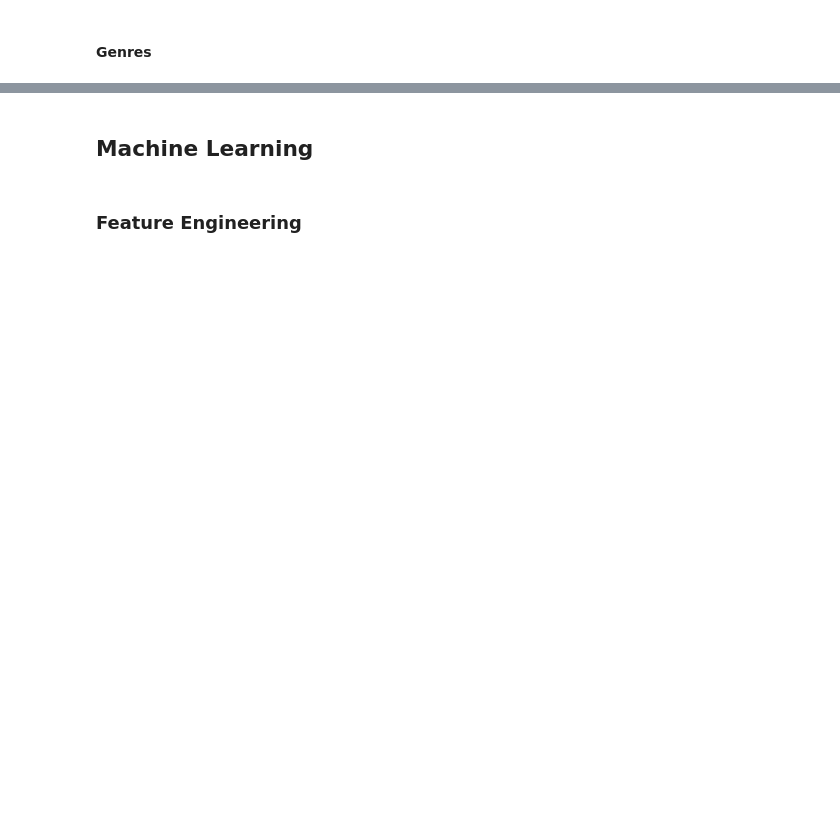
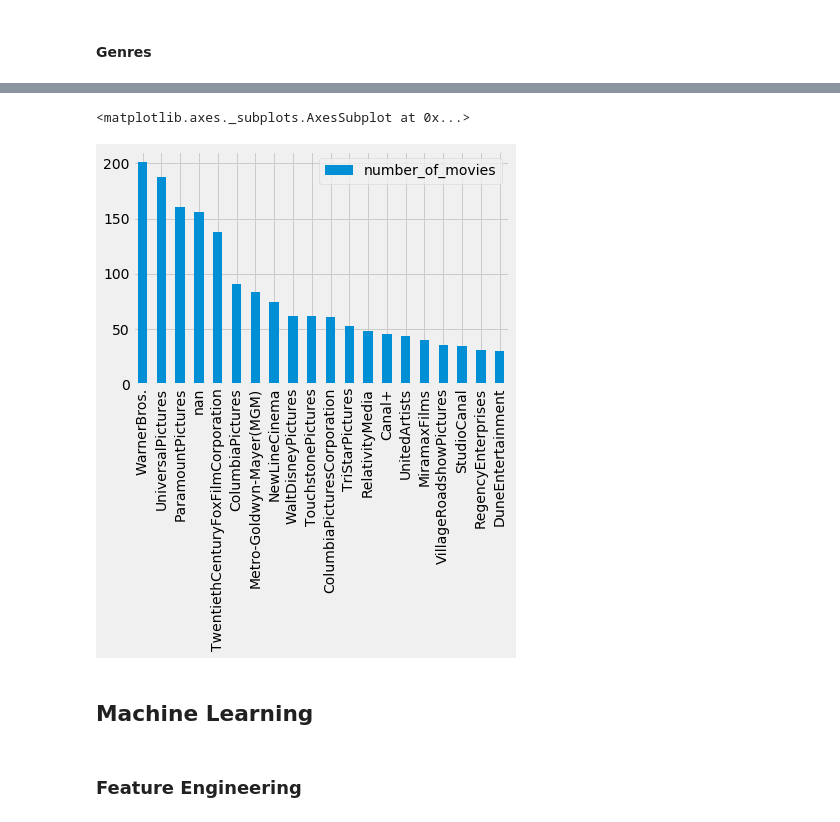
Before and after one commit to praxitelisk/TMDB-Box-Office-Prediction, a Jupyter notebook: TMDB Box Office Prediction EDA + ML.ipynb, the cells around one changed output, grey strips where cells are left out. Drawn from its saved outputs; the diff is of its cells as text; code cells hidden in the pictures; blank space fills up the shorter version.

```diff
--- a/TMDB Box Office Prediction EDA + ML.ipynb
+++ b/TMDB Box Office Prediction EDA + ML.ipynb
@@ -147,3 +149,30 @@ train_df.original_language.value_counts()[:10].plot.bar()
+# %%
+def production_companies_preprocessing(elem):
+    string = str(elem)
+    str1 = string.replace(']','').replace('[','').replace('{','').replace('}','').replace(' ','').replace("name", "").replace("id", "").replace(":", "").replace("\'", "")
+    ll = str1.split(",")[0::2]
+    return ll
+
+train_df["production_companies_processed"] = train_df.production_companies.apply(lambda elem: production_companies_preprocessing(elem))
+
+production_companies_dict = dict()
+
+for production_company in train_df["production_companies_processed"]:
+    for elem in production_company:
+        if elem not in production_companies_dict:
+            production_companies_dict[elem] = 1
+        else:
+            production_companies_dict[elem] += 1
+
+
+
+production_companies_df = pd.DataFrame.from_dict(production_companies_dict, orient='index')
+production_companies_df.columns = ["number_of_movies"]
+production_companies_df = production_companies_df.sort_values(by="number_of_movies", ascending=False)
+production_companies_df.head(20).plot.bar()
+# %% [output]
+<matplotlib.axes._subplots.AxesSubplot at 0x...>
+[figure, added]
 # %% [markdown]
 ## Machine Learning
 # %% [markdown]
```
Also changed, not shown: parts of 8 cells of this notebook.
